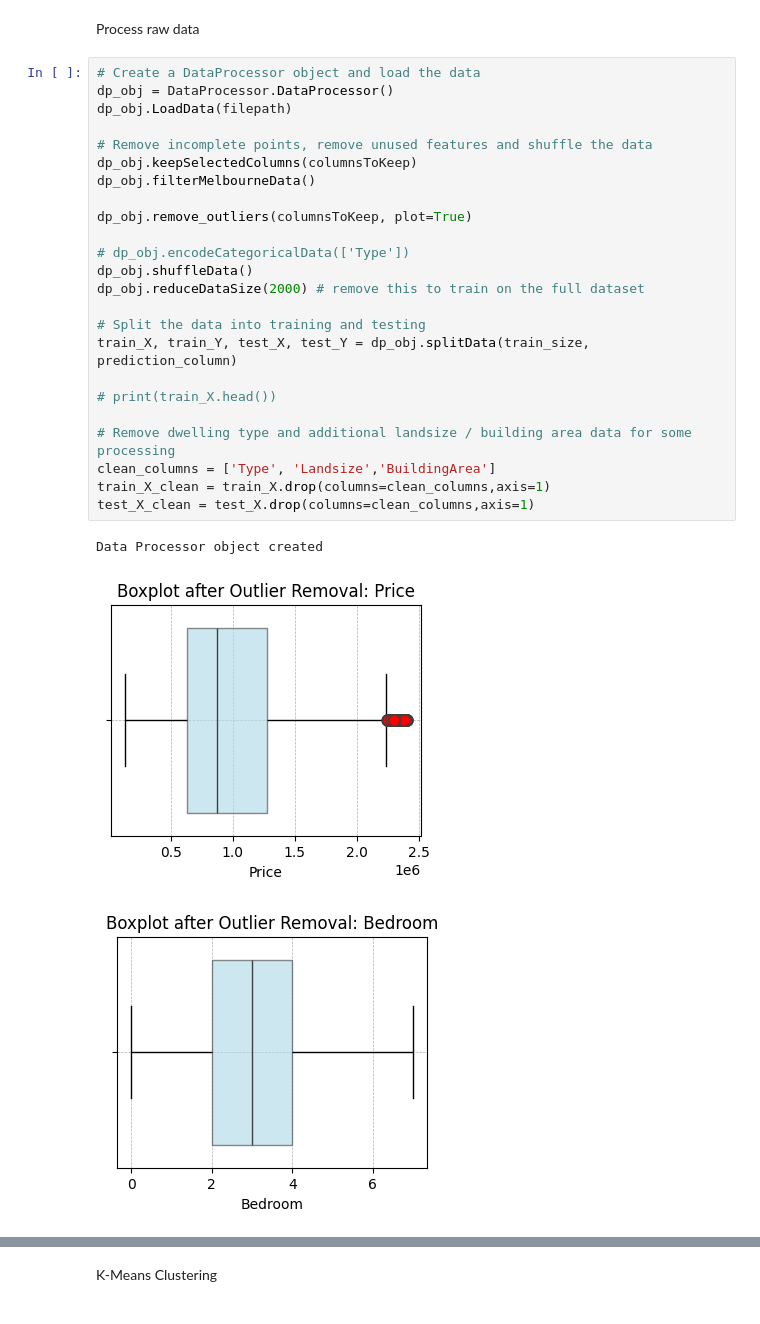
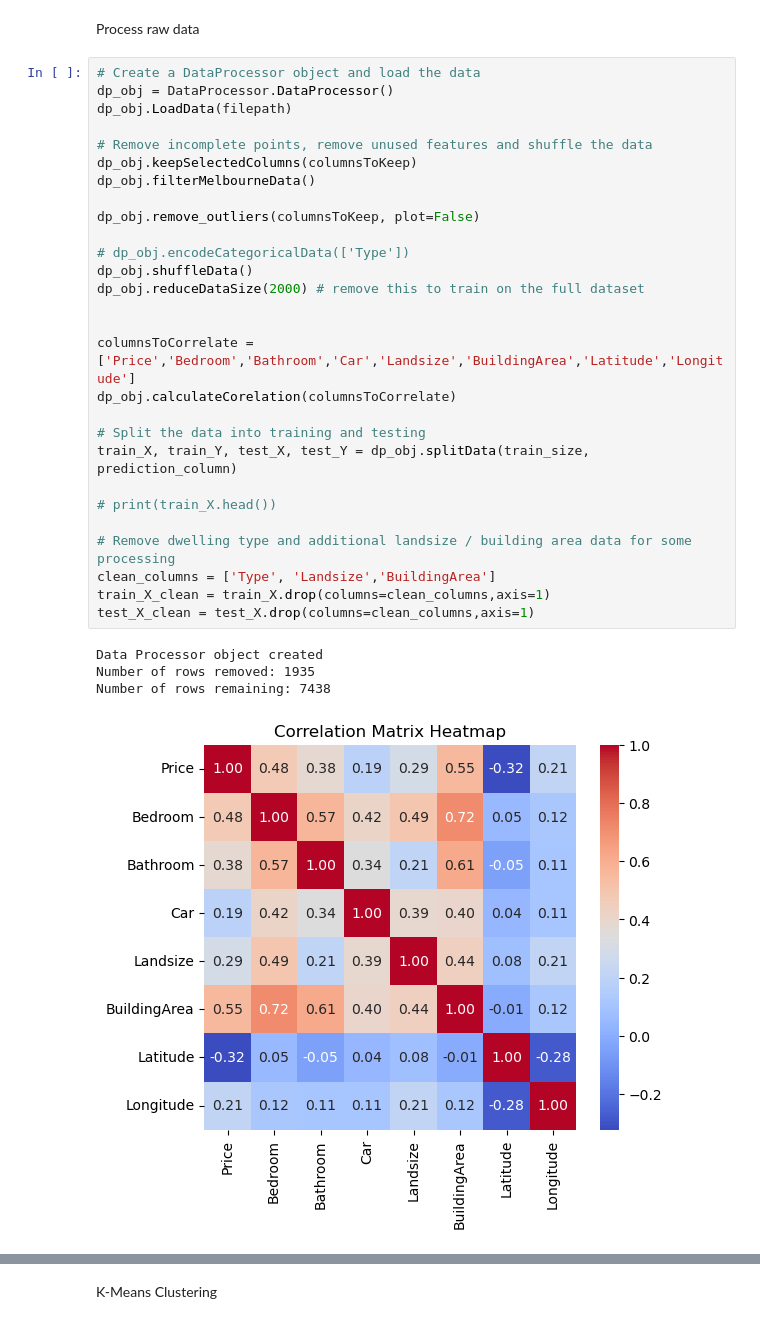
Before and after one commit to Wajeeha-B/ai_project.github.io, a Jupyter notebook: code/estimator.ipynb, the cells around one changed output, grey strips where cells are left out. Cells and saved outputs as stored; diff of their text form.

```diff
--- a/code/estimator.ipynb
+++ b/code/estimator.ipynb
@@ -30,28 +30,33 @@ Process raw data
 # %%
 # Create a DataProcessor object and load the data
 dp_obj = DataProcessor.DataProcessor()
 dp_obj.LoadData(filepath)
 
 # Remove incomplete points, remove unused features and shuffle the data
 dp_obj.keepSelectedColumns(columnsToKeep)
 dp_obj.filterMelbourneData()
 
-dp_obj.remove_outliers(columnsToKeep, plot=True)
+dp_obj.remove_outliers(columnsToKeep, plot=False)
 
 # dp_obj.encodeCategoricalData(['Type'])
 dp_obj.shuffleData()
 dp_obj.reduceDataSize(2000) # remove this to train on the full dataset
+
+
+columnsToCorrelate = ['Price','Bedroom','Bathroom','Car','Landsize','BuildingArea','Latitude','Longitude']
+dp_obj.calculateCorelation(columnsToCorrelate)
 
 # Split the data into training and testing
 train_X, train_Y, test_X, test_Y = dp_obj.splitData(train_size, prediction_column)
 
 # print(train_X.head())
 
 # Remove dwelling type and additional landsize / building area data for some processing
 clean_columns = ['Type', 'Landsize','BuildingArea']
 train_X_clean = train_X.drop(columns=clean_columns,axis=1)
 test_X_clean = test_X.drop(columns=clean_columns,axis=1)
 # %% [output]
 Data Processor object created
+Number of rows removed: 1935
+Number of rows remaining: 7438
-[figure, old version]
+[figure, new version]
-[figure, removed]
```
Also changed, not shown: parts of 14 cells of this notebook, 6 other files.
